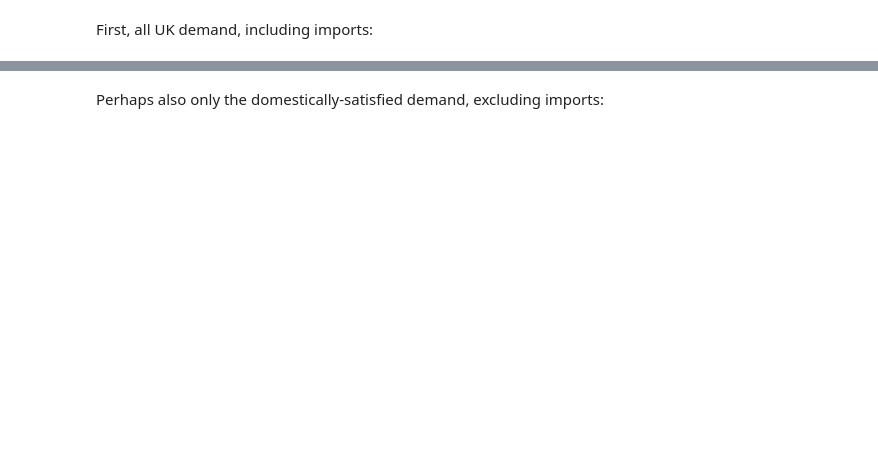
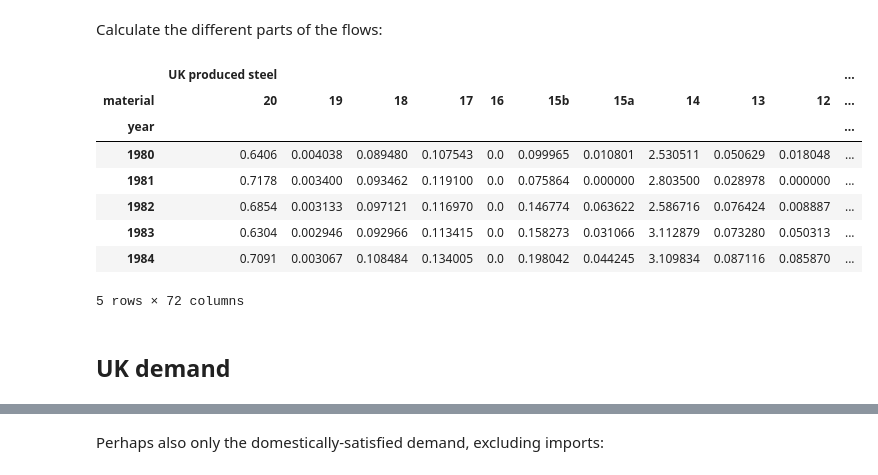
Before and after one commit to ricklupton/uk-steel-model, a Jupyter notebook: docs/Final goods over time.ipynb, the cells around one changed output, grey strips where cells are left out. Drawn from its saved outputs; the diff is of its cells as text; code cells hidden in the pictures; blank space fills up the shorter version.

```diff
--- a/docs/Final goods over time.ipynb
+++ b/docs/Final goods over time.ipynb
@@ -78,5 +85,51 @@ palette2 = []
 for k, grp in sector_groups:
     for i in range(len(grp)):
         palette2.append(palette[k] if i % 2 else lighten_color(palette[k], 0.9))
-# %% [markdown]
-First, all UK demand, including imports:
+# %% [markdown]
+Calculate the different parts of the flows:
+# %%
+# These are the flows from all sources into UK manufacturing
+inputs = flows.query('target in @sector_ids').copy()
+inputs['material'] = inputs['target'].str.lstrip('sector ')  # convert "sector 4" to just "4"
+inputs = inputs.groupby(['year', 'material', 'source'])['value'].sum().unstack()
+
+# These are the later flows of imported goods into UK demand
+imported_final = flows.query('source == "product_imports"') \
+    .groupby(['year', 'material'])['value'].sum()
+
+# And these are the flows from UK manufacturing to UK demand
+uk_manufac = flows.query('target == "uk_demand" and source != "product_imports"') \
+    .groupby(['year', 'material'])['value'].sum()
+
+# Collect results together
+scale = (uk_manufac / inputs.sum(axis=1))
+results = pd.DataFrame({
+    'UK produced steel':       scale * inputs['uk_production'],
+    'Imported as semis':       scale * inputs['imports'],
+    'Imported as components':  scale * inputs['component_imports'],
+    'Imported as final goods': imported_final,
+}).fillna(0)
+
+results_manufac = pd.DataFrame({
+    'UK produced steel':       inputs['uk_production'],
+    'Imported as semis':       inputs['imports'],
+    'Imported as components':  inputs['component_imports'],
+}).fillna(0)
+
+# Unstack, sort sectors and convert to Mt, then unstack
+results = results.reindex(sectors[::-1], level='material').unstack() / 1e3
+results_manufac = results_manufac.reindex(sectors[::-1], level='material').unstack() / 1e3
+
+results.head()
+# %% [output]
+|  | UK produced steel |  |  |  |  |  |  |  |  |  | ... |
+| material | 20 | 19 | 18 | 17 | 16 | 15b | 15a | 14 | 13 | 12 | ... |
+| year |  |  |  |  |  |  |  |  |  |  | ... |
+| 1980 | 0.6406 | 0.004038 | 0.089480 | 0.107543 | 0.0 | 0.099965 | 0.010801 | 2.530511 | 0.050629 | 0.018048 | ... |
+| 1981 | 0.7178 | 0.003400 | 0.093462 | 0.119100 | 0.0 | 0.075864 | 0.000000 | 2.803500 | 0.028978 | 0.000000 | ... |
+| 1982 | 0.6854 | 0.003133 | 0.097121 | 0.116970 | 0.0 | 0.146774 | 0.063622 | 2.586716 | 0.076424 | 0.008887 | ... |
+| 1983 | 0.6304 | 0.002946 | 0.092966 | 0.113415 | 0.0 | 0.158273 | 0.031066 | 3.112879 | 0.073280 | 0.050313 | ... |
+| 1984 | 0.7091 | 0.003067 | 0.108484 | 0.134005 | 0.0 | 0.198042 | 0.044245 | 3.109834 | 0.087116 | 0.085870 | ... |
+5 rows × 72 columns
+# %% [markdown]
+## UK demand
```
Also changed, not shown: parts of 27 cells of this notebook, 17 other files.
